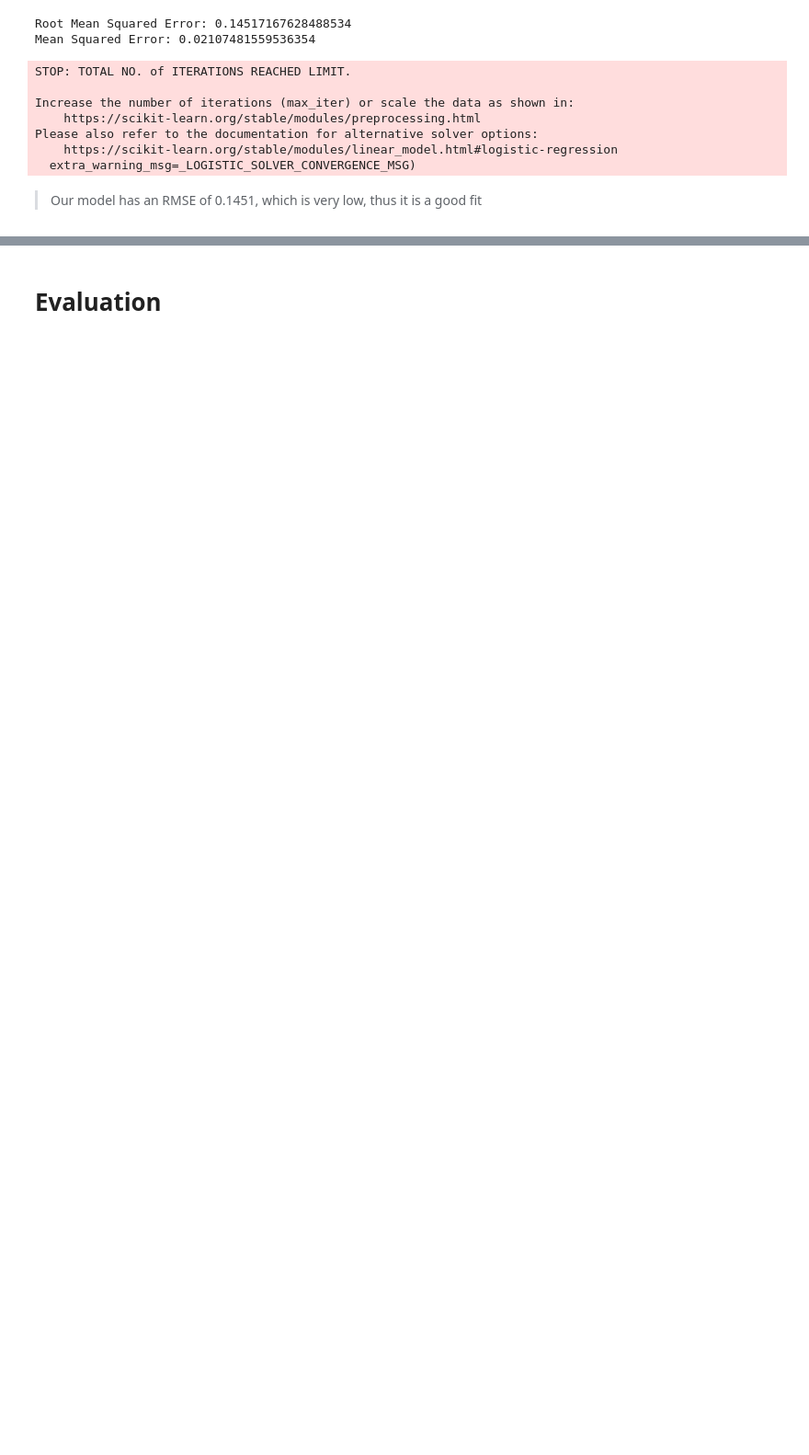
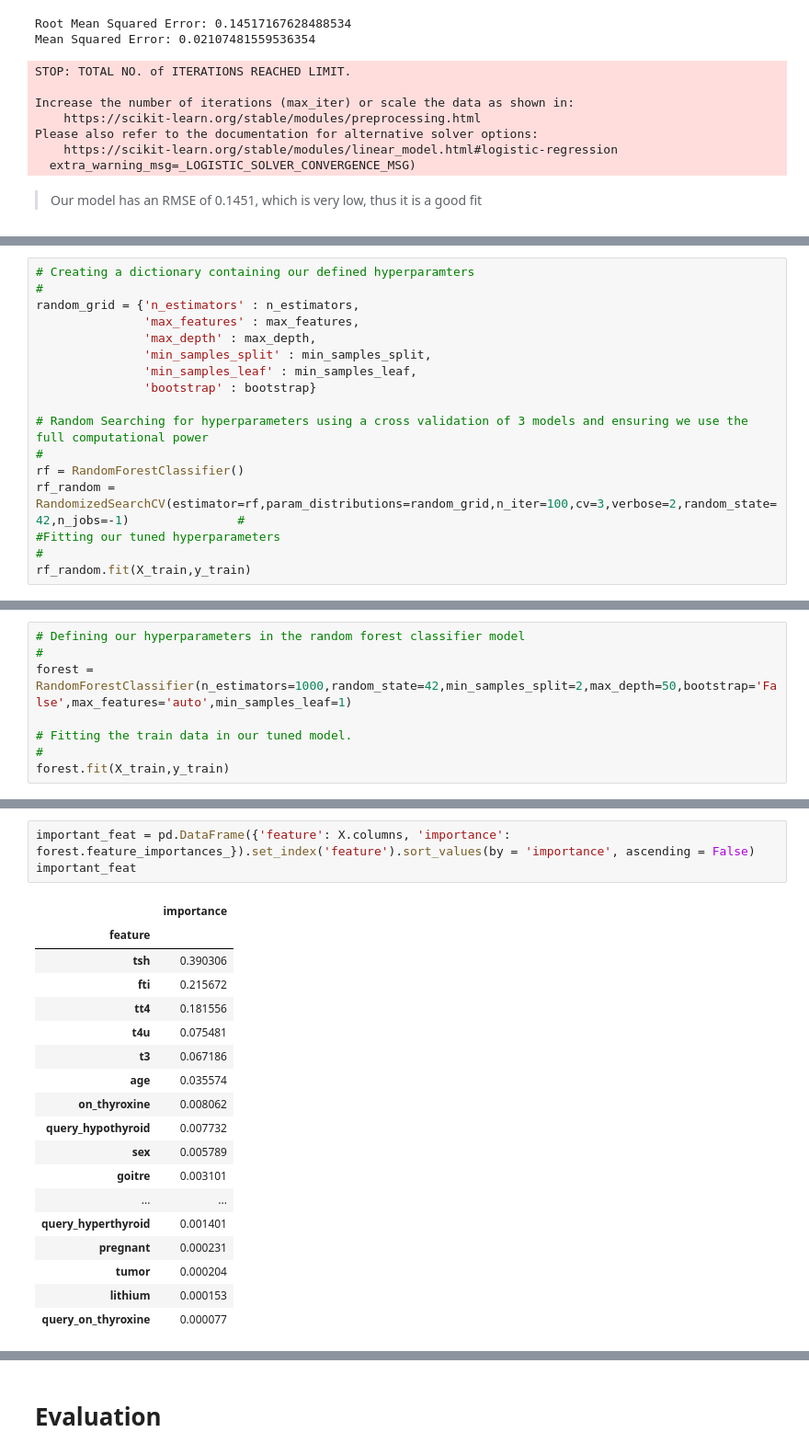
Before and after one commit to beatricekiplagat/Hypothyroidism-Prediction, a Jupyter notebook: Hypothyroidism_Prediction.ipynb, the cells around one changed output, grey strips where cells are left out. Shown at 92% size. Cells and saved outputs as stored; diff of their text form; blank space fills up the shorter version.

```diff
--- a/Hypothyroidism_Prediction.ipynb
+++ b/Hypothyroidism_Prediction.ipynb
@@ -809,0 +899,17 @@ df_num
+# %%
+# Creating a dictionary containing our defined hyperparamters
+#
+random_grid = {'n_estimators' : n_estimators,
+               'max_features' : max_features,
+               'max_depth' : max_depth,
+               'min_samples_split' : min_samples_split,
+               'min_samples_leaf' : min_samples_leaf,
+               'bootstrap' : bootstrap}
+
+# Random Searching for hyperparameters using a cross validation of 3 models and ensuring we use the full computational power
+#
+rf = RandomForestClassifier()
+rf_random = RandomizedSearchCV(estimator=rf,param_distributions=random_grid,n_iter=100,cv=3,verbose=2,random_state=42,n_jobs=-1)               #
+#Fitting our tuned hyperparameters
+#
+rf_random.fit(X_train,y_train)
@@ -809,0 +960,8 @@ df_num
+# %%
+# Defining our hyperparameters in the random forest classifier model
+#
+forest = RandomForestClassifier(n_estimators=1000,random_state=42,min_samples_split=2,max_depth=50,bootstrap='False',max_features='auto',min_samples_leaf=1)
+
+# Fitting the train data in our tuned model.
+#
+forest.fit(X_train,y_train)
@@ -809,0 +989,22 @@ df_num
+# %%
+important_feat = pd.DataFrame({'feature': X.columns, 'importance': forest.feature_importances_}).set_index('feature').sort_values(by = 'importance', ascending = False)
+important_feat
+# %% [output]
+|  | importance |
+| feature |  |
+| tsh | 0.390306 |
+| fti | 0.215672 |
+| tt4 | 0.181556 |
+| t4u | 0.075481 |
+| t3 | 0.067186 |
+| age | 0.035574 |
+| on_thyroxine | 0.008062 |
+| query_hypothyroid | 0.007732 |
+| sex | 0.005789 |
+| goitre | 0.003101 |
+| ... | ... |
+| query_hyperthyroid | 0.001401 |
+| pregnant | 0.000231 |
+| tumor | 0.000204 |
+| lithium | 0.000153 |
+| query_on_thyroxine | 0.000077 |
```
Also changed, not shown: parts of 33 cells of this notebook.
